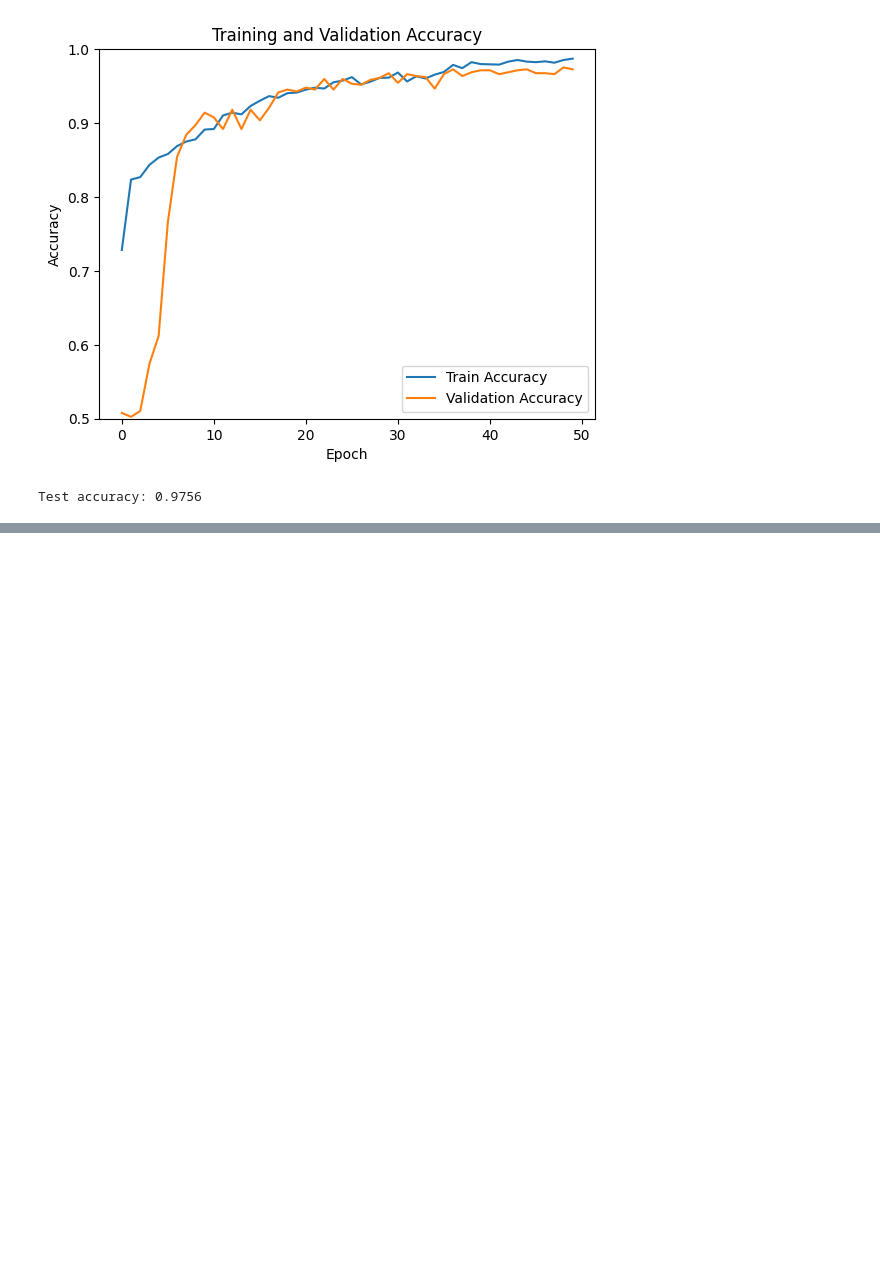
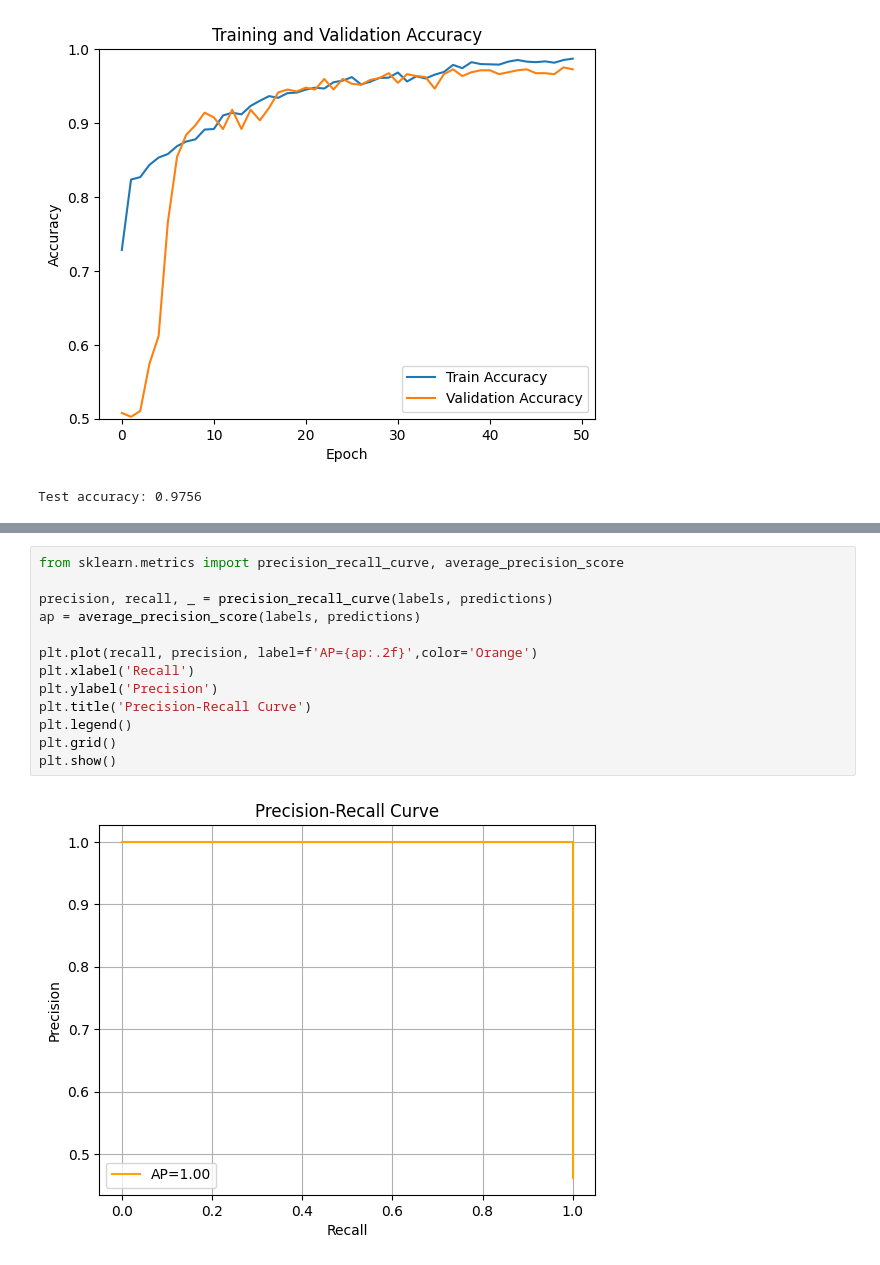
Before and after one commit to YuktheswarAlahari19/TB-Prediction-XRayTF-, a Jupyter notebook: exploration.ipynb, the cells around one changed output, grey strips where cells are left out. Drawn from its saved outputs; the diff is of its cells as text; blank space fills up the shorter version.

```diff
--- a/exploration.ipynb
+++ b/exploration.ipynb
@@ -378,0 +459,15 @@ Test accuracy: 0.9756
+# %%
+from sklearn.metrics import precision_recall_curve, average_precision_score
+
+precision, recall, _ = precision_recall_curve(labels, predictions)
+ap = average_precision_score(labels, predictions)
+
+plt.plot(recall, precision, label=f'AP={ap:.2f}',color='Orange')
+plt.xlabel('Recall')
+plt.ylabel('Precision')
+plt.title('Precision-Recall Curve')
+plt.legend()
+plt.grid()
+plt.show()
+# %% [output]
+[figure, added]
```
Also changed, not shown: parts of 31 cells of this notebook, 1 other file.
